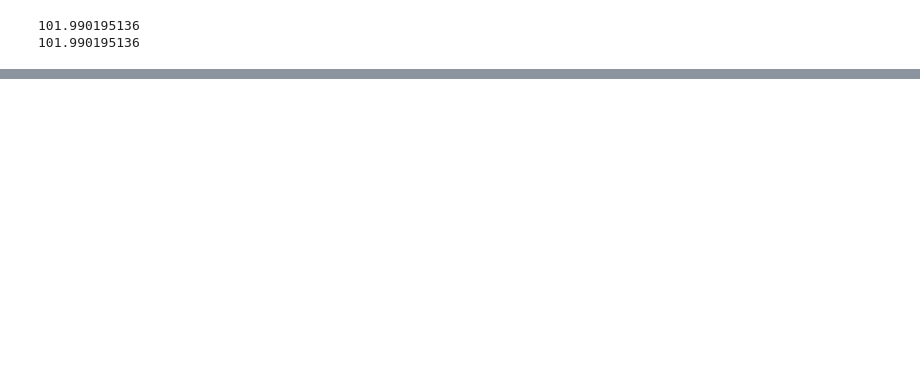
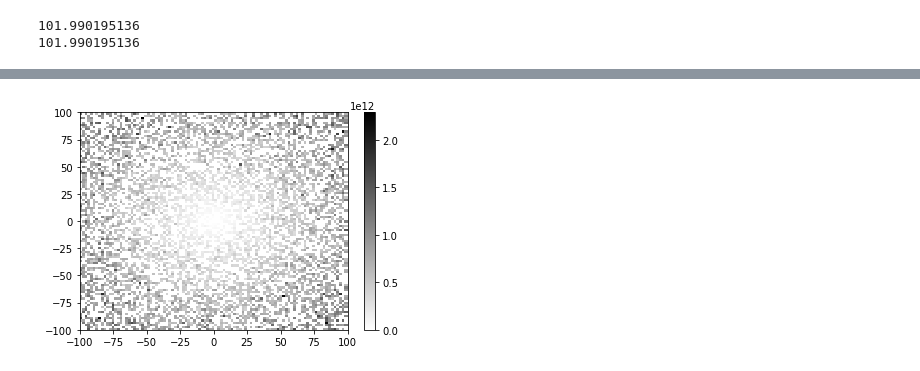
Before and after one commit to SophiaMo/BootCamp2017, a Jupyter notebook: ProbSets/Computation/wk4_hw/CondStab.ipynb, the cells around one changed output, grey strips where cells are left out. Drawn from its saved outputs; the diff is of its cells as text; code cells hidden in the pictures; blank space fills up the shorter version.

```diff
--- a/ProbSets/Computation/wk4_hw/CondStab.ipynb
+++ b/ProbSets/Computation/wk4_hw/CondStab.ipynb
@@ -69,0 +63,16 @@ def prob4(bound, res):
+# %%
+# Problem 4
+def prob4(bound, res):
+    x = np.linspace(bound[0], bound[1], res)
+    y = np.linspace(bound[2], bound[3], res)
+    z = np.zeros((res, res))
+    for i in range(res):
+        for j in range(res):
+            mat = np.array([[1, x[i]],[y[j], 1]])
+            z[i, j] = cond_complex(mat)[1]
+    plt.pcolormesh(x, y, z, cmap = 'gray_r')
+    plt.colorbar()
+    plt.show()
+prob4([-100, 100, -100, 100], 100)
+# %% [output]
+[figure, added]
```
Also changed, not shown: parts of 7 cells of this notebook, 12 other files.
